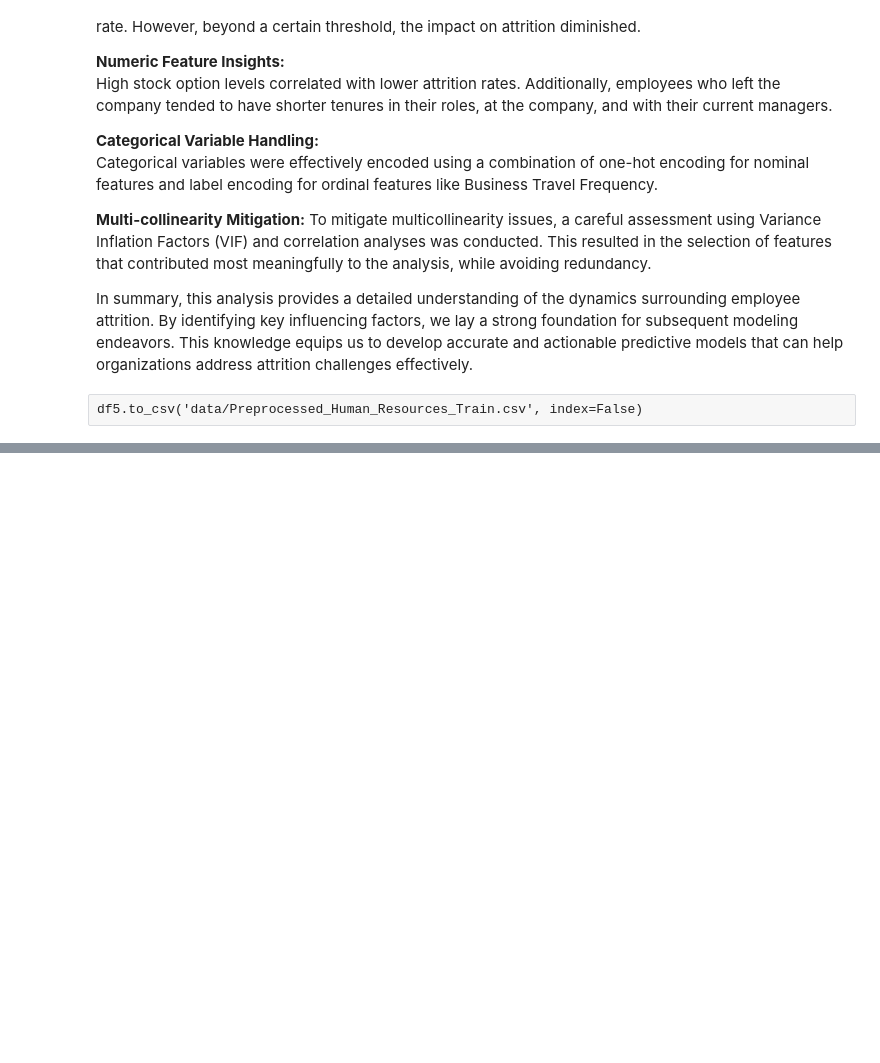
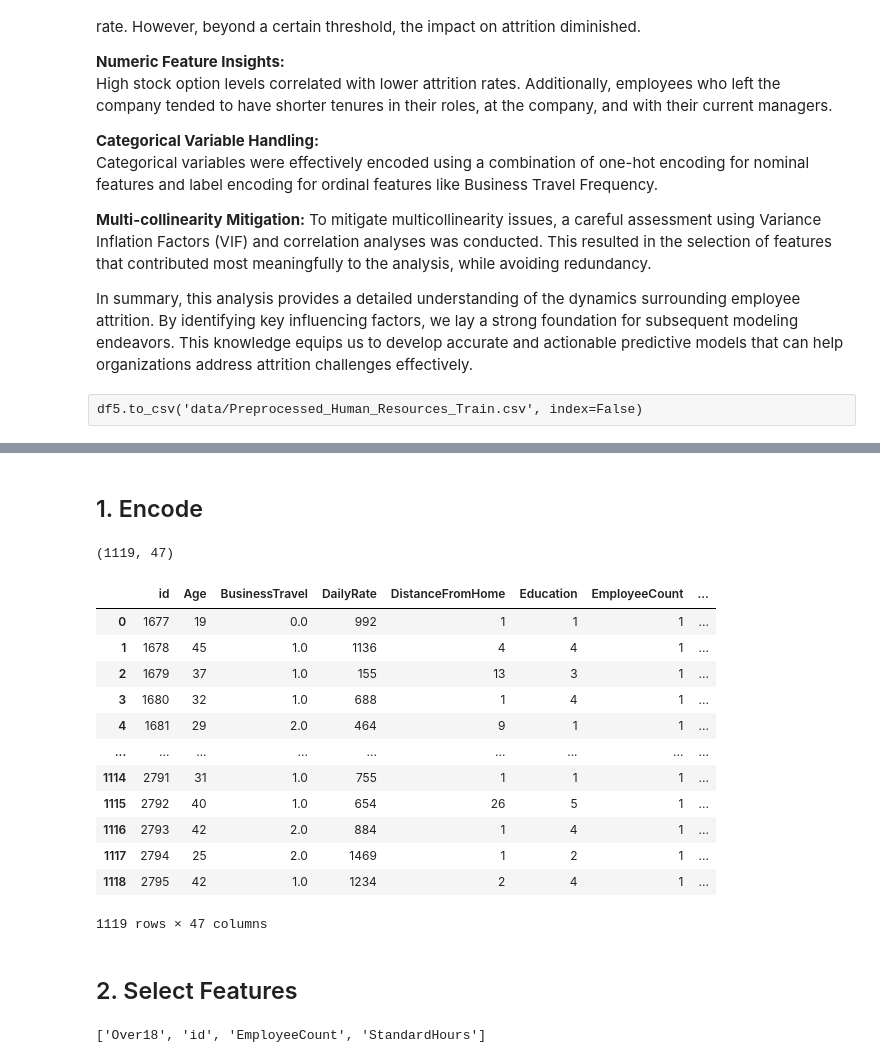
Before and after one commit to fatih-ml/Employee-Attrition-Exploratory-Data-Analysis, a Jupyter notebook: Employee_attrition_EDA_with_ML_Models.ipynb, the cells around one changed output, grey strips where cells are left out. Cells and saved outputs as stored; diff of their text form; code cells hidden in the pictures; blank space fills up the shorter version.

```diff
--- a/Deciphering_employee_attrition_EDA.ipynb
+++ b/Employee_attrition_EDA_with_ML_Models.ipynb
@@ -589,0 +801,4 @@ df5.to_csv('data/Preprocessed_Human_Resources_Train.csv', index=False)
+# %%
+df_test = pd.read_csv('data/test.csv')
+print(df_test.shape)
+df_test.head()
@@ -589,0 +813,29 @@ df5.to_csv('data/Preprocessed_Human_Resources_Train.csv', index=False)
+# %% [markdown]
+## 1. Encode
+# %%
+df_test[categorical_ordinal_variables] = categorical_ordinal_transformer.fit_transform(df_test[categorical_ordinal_variables])
+df_test = pd.get_dummies(df_test, columns=categorical_nominal_variables, drop_first=True)
+
+print(df_test.shape)
+df_test
+# %% [output]
+(1119, 47)
+|  | id | Age | BusinessTravel | DailyRate | DistanceFromHome | Education | EmployeeCount | ... |
+| 0 | 1677 | 19 | 0.0 | 992 | 1 | 1 | 1 | ... |
+| 1 | 1678 | 45 | 1.0 | 1136 | 4 | 4 | 1 | ... |
+| 2 | 1679 | 37 | 1.0 | 155 | 13 | 3 | 1 | ... |
+| 3 | 1680 | 32 | 1.0 | 688 | 1 | 4 | 1 | ... |
+| 4 | 1681 | 29 | 2.0 | 464 | 9 | 1 | 1 | ... |
+| ... | ... | ... | ... | ... | ... | ... | ... | ... |
+| 1114 | 2791 | 31 | 1.0 | 755 | 1 | 1 | 1 | ... |
+| 1115 | 2792 | 40 | 1.0 | 654 | 26 | 5 | 1 | ... |
+| 1116 | 2793 | 42 | 2.0 | 884 | 1 | 4 | 1 | ... |
+| 1117 | 2794 | 25 | 2.0 | 1469 | 1 | 2 | 1 | ... |
+| 1118 | 2795 | 42 | 1.0 | 1234 | 2 | 4 | 1 | ... |
+1119 rows × 47 columns
+# %% [markdown]
+## 2. Select Features
+# %%
+columns_drop_cardinality
+# %% [output]
+['Over18', 'id', 'EmployeeCount', 'StandardHours']
```
Also changed, not shown: parts of 44 cells of this notebook, 2 other files.
